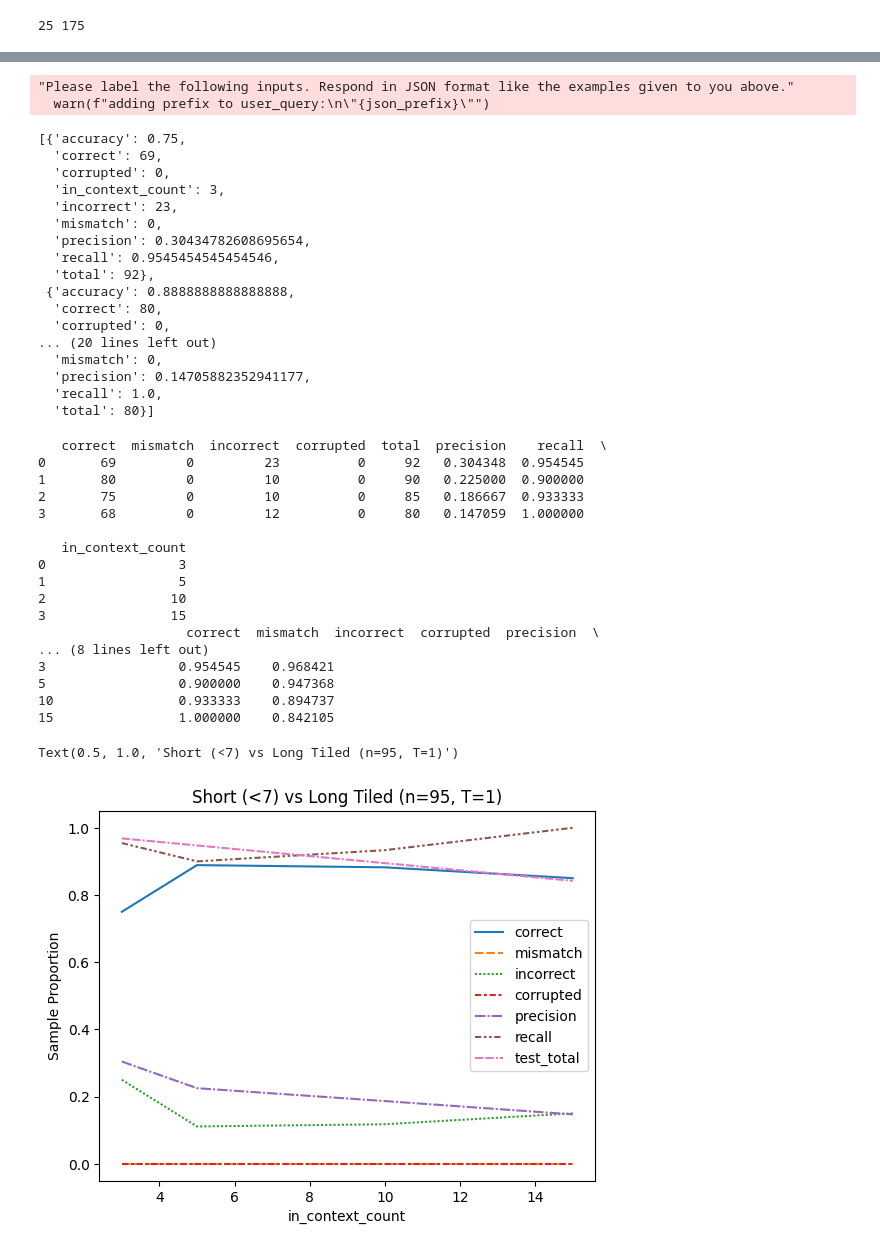
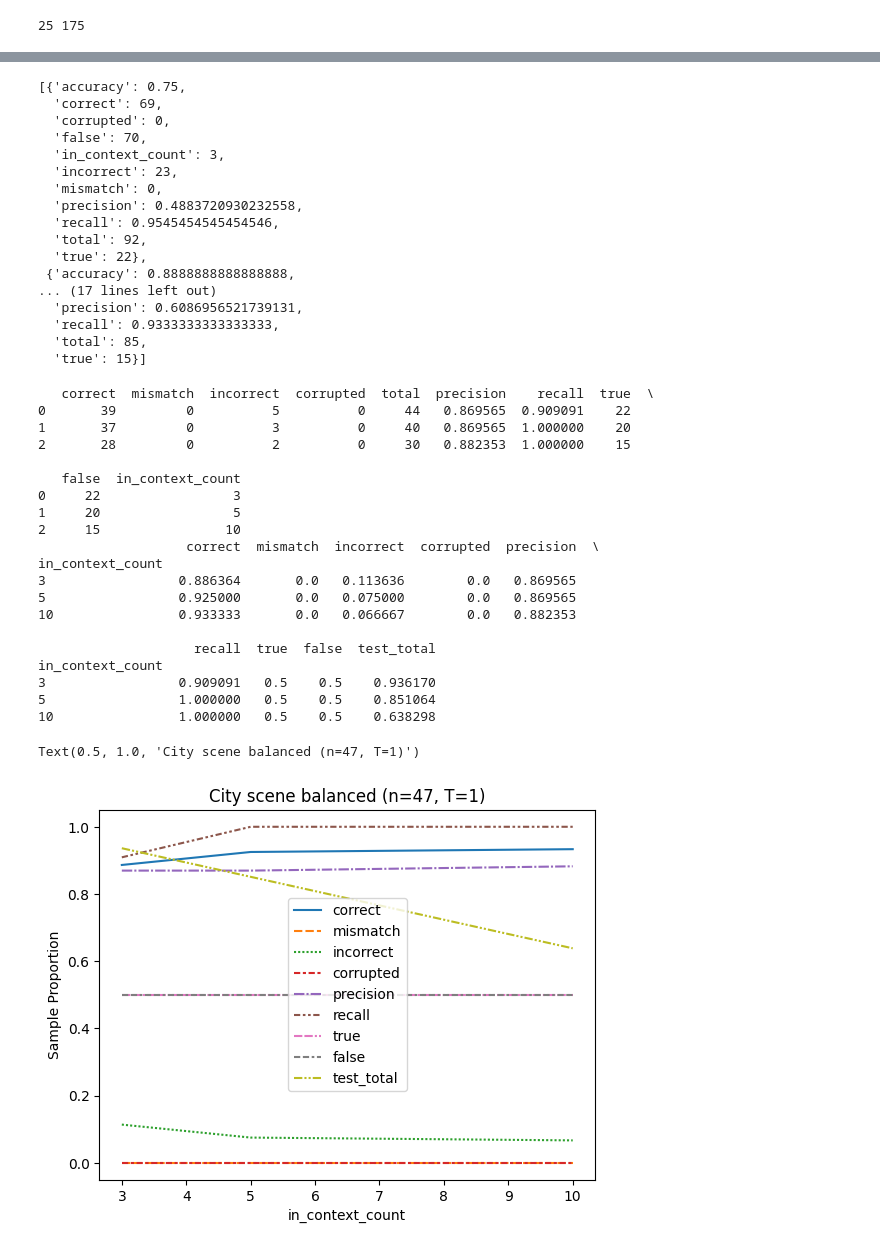
Before and after one commit to ishan-gaur/llm-class-faith, a Jupyter notebook: sentence_rare.ipynb, the cells around one changed output, grey strips where cells are left out. Drawn from its saved outputs; the diff is of its cells as text; code cells hidden in the pictures.

Commit message:
balanced city and fix to utils for precision/recall

```diff
--- a/sentence_rare.ipynb
+++ b/sentence_rare.ipynb
@@ -33,7 +33,7 @@ tags_true = ["city"]
 tags_false = []
 tags_common = []
 
-output_dir = results_path / f"sentence_rare_{tags_true[0]}"
+output_dir = results_path / f"sentence_rare_{tags_true[0]}_balanced"
 if not output_dir.exists():
     output_dir.mkdir(parents=True)
 
@@ -91,20 +91,17 @@ pprint(negatives)
 # %%
-sample_counts = [3, 5, 10, 15]
+sample_counts = [3, 5, 10]
 response_jsons = []
 sort_len = lambda x: len(x.split())
 for c in sample_counts:
-    write_test_data(positives, negatives, c, output_dir, unbalanced=True, max_test_ct=70, tiled=True, prompt_sort_by=sort_len)
+    write_test_data(positives, negatives, c, output_dir, tiled=True, prompt_sort_by=sort_len)
     in_context_prompt = open(output_dir / f"in_context_prompt_{c}.txt").read()
     test_prompt = open(output_dir / f"test_prompt_{c}.txt").read()
     test_samples = json.load(open(output_dir / f"test_samples_{c}.json"))
     response_json = gpt_prediction(in_context_prompt, test_prompt, json_mode=True)
     json.dump(response_json, open(output_dir / f"response_{c}.json", "w"))
     response_jsons.append(response_json)
-# %% [output]
-"Please label the following inputs. Respond in JSON format like the examples given to you above."
-  warn(f"adding prefix to user_query:\n\"{json_prefix}\"")
 # %%
-sample_counts = [3, 5, 10, 15]
+sample_counts = [3, 5, 10]
 response_jsons = [json.load(open(output_dir / f"response_{c}.json")) for c in sample_counts]
 test_samples = [json.load(open(output_dir / f"test_samples_{c}.json")) for c in sample_counts]
 
@@ -122,64 +119,67 @@ pprint(results)
 [{'accuracy': 0.75,
   'correct': 69,
   'corrupted': 0,
+  'false': 70,
   'in_context_count': 3,
   'incorrect': 23,
   'mismatch': 0,
-  'precision': 0.30434782608695654,
+  'precision': 0.4883720930232558,
   'recall': 0.9545454545454546,
-  'total': 92},
+  'total': 92,
+  'true': 22},
  {'accuracy': 0.8888888888888888,
-  'correct': 80,
-  'corrupted': 0,
-... (20 lines left out)
-  'mismatch': 0,
-  'precision': 0.14705882352941177,
-  'recall': 1.0,
-  'total': 80}]
+... (17 lines left out)
+  'precision': 0.6086956521739131,
+  'recall': 0.9333333333333333,
+  'total': 85,
+  'true': 15}]
 # %%
 json.dump(responses, open(output_dir / "responses.json", "w"))
 json.dump(results, open(output_dir / "results.json", "w"))
 # %%
 import pandas as pd
 import seaborn as sns
 
 results = json.load(open(output_dir / "results.json"))
 
 df = pd.DataFrame(results)
 df.drop(columns=["accuracy"], inplace=True)
 total_samples = df["total"].max() + df["in_context_count"].min()
 
 print(df)
 for col in df.columns:
     if col in ["total", "in_context_count", "precision", "recall"]:
         continue
     df[col] /= df["total"]
 df["total"] /= total_samples
 df["test_total"] = df["total"]
 df.drop(columns=["total"], inplace=True)
 df.set_index("in_context_count", inplace=True)
 print(df)
 
 ax = sns.lineplot(data=df)
 ax.set_ylabel("Sample Proportion")
-ax.set_title(f"Short (<7) vs Long Tiled (n={total_samples}, T=1)")
+ax.set_title(f"City scene balanced (n={total_samples}, T=1)")
 # %% [output]
-   correct  mismatch  incorrect  corrupted  total  precision    recall  \
-0       69         0         23          0     92   0.304348  0.954545
-1       80         0         10          0     90   0.225000  0.900000
-2       75         0         10          0     85   0.186667  0.933333
-3       68         0         12          0     80   0.147059  1.000000
+   correct  mismatch  incorrect  corrupted  total  precision    recall  true  \
+0       39         0          5          0     44   0.869565  0.909091    22
+1       37         0          3          0     40   0.869565  1.000000    20
+2       28         0          2          0     30   0.882353  1.000000    15
 
-   in_context_count
-0                 3
-1                 5
-2                10
-3                15
+   false  in_context_count
+0     22                 3
+1     20                 5
+2     15                10
                    correct  mismatch  incorrect  corrupted  precision  \
-... (8 lines left out)
-3                 0.954545    0.968421
-5                 0.900000    0.947368
-10                0.933333    0.894737
-15                1.000000    0.842105
+in_context_count
+3                 0.886364       0.0   0.113636        0.0   0.869565
+5                 0.925000       0.0   0.075000        0.0   0.869565
+10                0.933333       0.0   0.066667        0.0   0.882353
+
+                    recall  true  false  test_total
+in_context_count
+3                 0.909091   0.5    0.5    0.936170
+5                 1.000000   0.5    0.5    0.851064
+10                1.000000   0.5    0.5    0.638298
-Text(0.5, 1.0, 'Short (<7) vs Long Tiled (n=95, T=1)')
+Text(0.5, 1.0, 'City scene balanced (n=47, T=1)')
-[figure, old version]
+[figure, new version]
```
Also changed, not shown: parts of 3 cells of this notebook, 17 other files.
